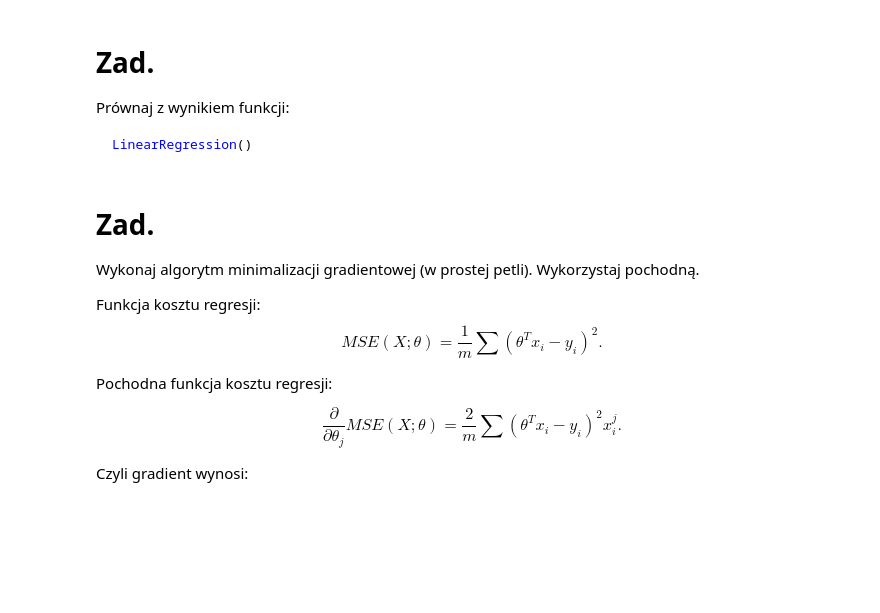
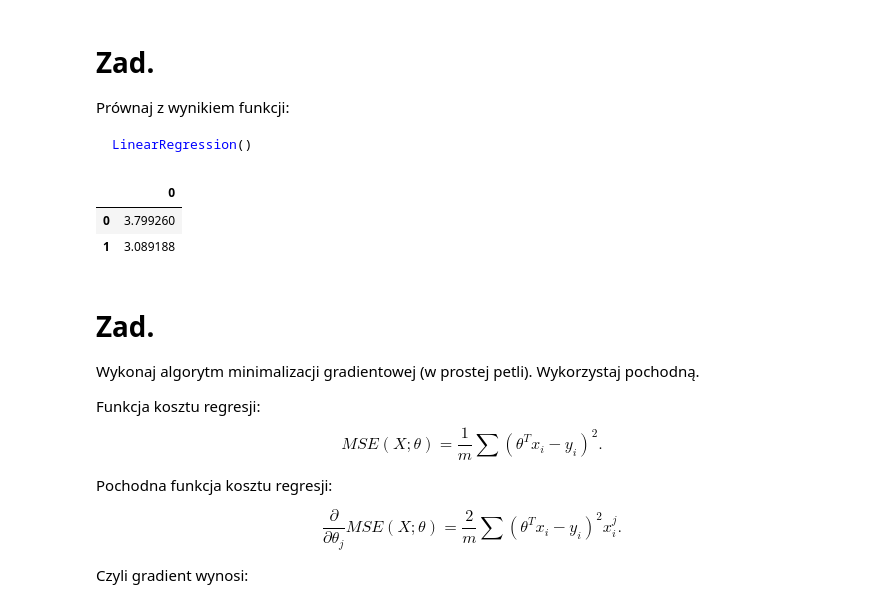
Before and after one commit to KrystianJachna/AI, a Jupyter notebook: cw10/AD_Z10_C_Gradient_Descent_Regression.ipynb, the cells around one changed output. Saved outputs shown, nothing was run; the diff lists cells and outputs as text; code cells hidden in the pictures; blank space fills up the shorter version.

````diff
--- a/cw10/AD_Z10_C_Gradient_Descent_Regression.ipynb
+++ b/cw10/AD_Z10_C_Gradient_Descent_Regression.ipynb
@@ -58,6 +59,14 @@ Prównaj z wynikiem funkcji:
 ```python
 LinearRegression()
 ```
+# %%
+lin_reg = LinearRegression()
+lin_reg.fit(X, y)
+pd.DataFrame([lin_reg.intercept_, *lin_reg.coef_])
+# %% [output]
+|  | 0 |
+| 0 | 3.799260 |
+| 1 | 3.089188 |
 # %% [markdown]
 # Zad.
 Wykonaj algorytm minimalizacji gradientowej (w prostej petli).
````
Also changed, not shown: parts of 20 cells of this notebook.
